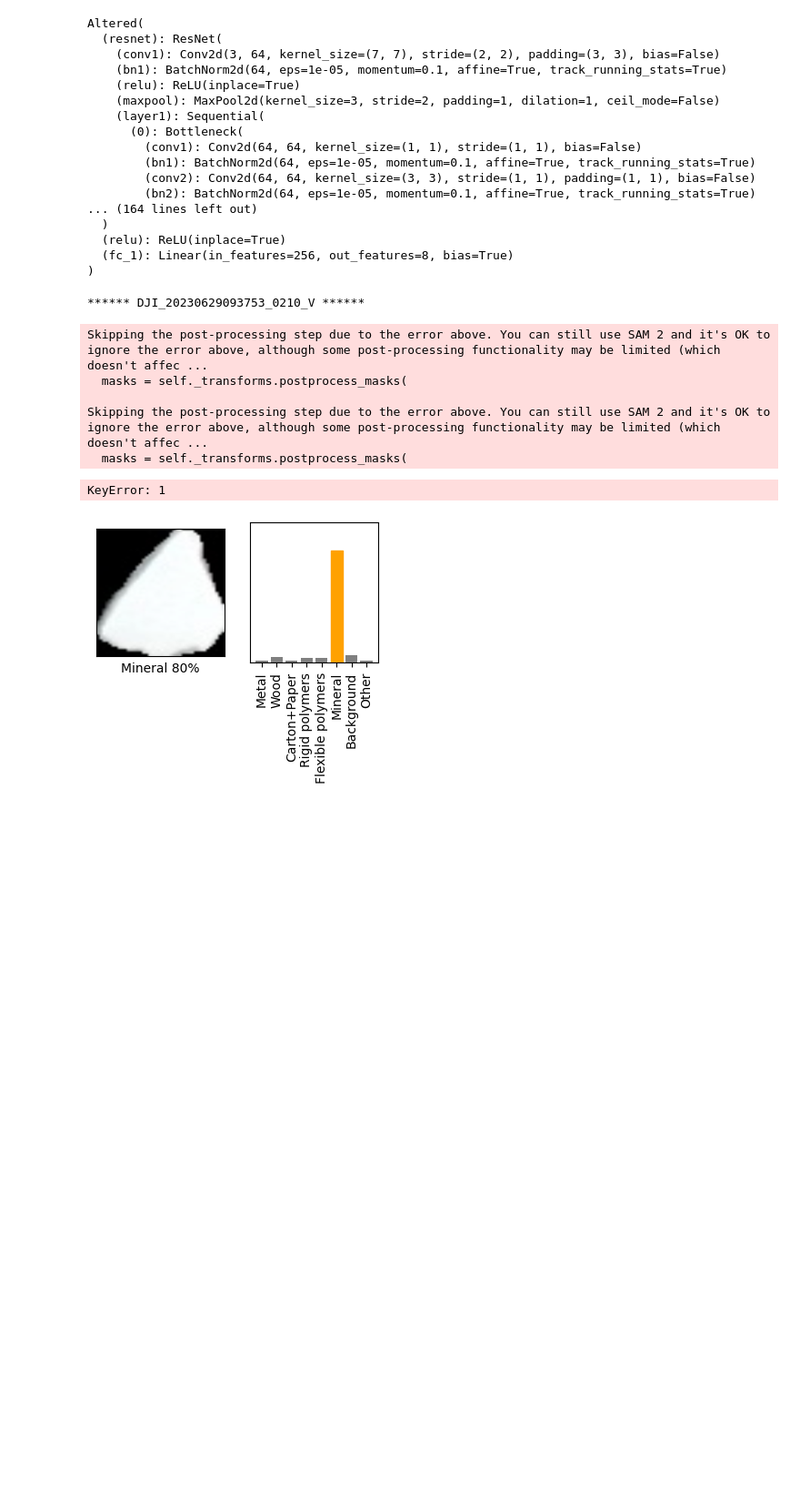
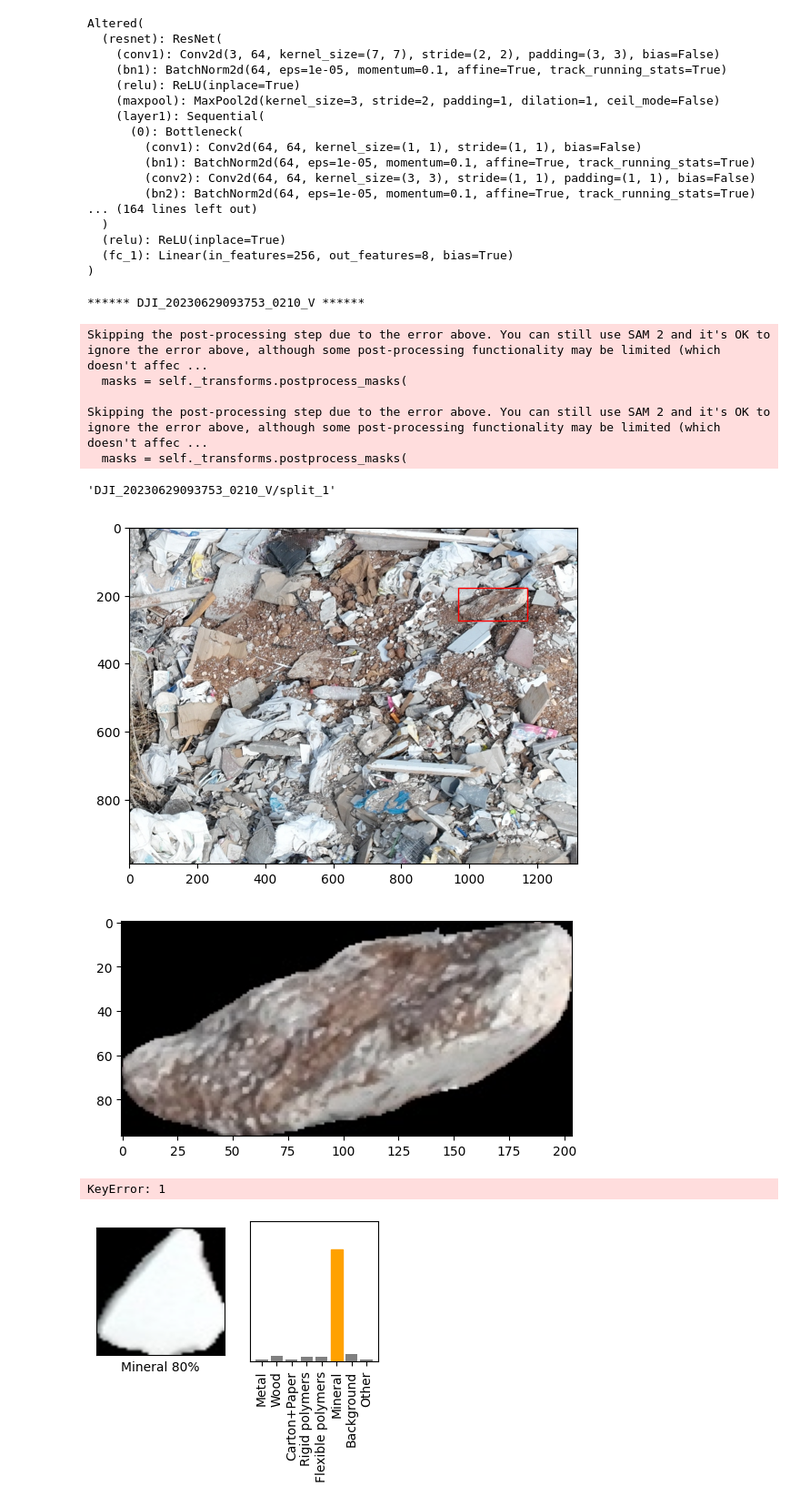
Before and after one commit to yonitsur/waste2, a Jupyter notebook: notebooks/waste_segmentation_demo.ipynb, the cells around one changed output. Shown at 91% size. Saved outputs shown, nothing was run; the diff lists cells and outputs as text; code cells hidden in the pictures; blank space fills up the shorter version.

```diff
--- a/notebooks/waste_segmentation_demo.ipynb
+++ b/notebooks/waste_segmentation_demo.ipynb
@@ -267,7 +267,7 @@ def create_data(folder_path, image_name):
     splits = split_image(img, 4, 4)
     _dict[image_name] = {}
     bm = []
-    for sp in tqdm(range(1, len(splits)+1)[:3]):
+    for sp in tqdm(range(1, len(splits)+1)):
         split_path = f"{folder_path}/{image_name}/split_{sp}"
         if not os.path.exists(split_path):
             os.makedirs(split_path)
@@ -278,7 +278,7 @@ def create_data(folder_path, image_name):
         covered_area = np.zeros((image.shape[0], image.shape[1]))
 
         mask_idx = 1
-        for i in range(len(masks))[:5]:
+        for i in range(len(masks)):
             mask = masks[i]['segmentation']
             f_mask = rle_to_mask(mask).T
             covered_area += f_mask.T.astype(np.int32)
@@ -291,6 +291,7 @@ def create_data(folder_path, image_name):
                 _dict[image_name][f"split_{sp}"][f'mask_{mask_idx}']["box"] = masks[i]["crop_box"]
                 _dict[image_name][f"split_{sp}"][f'mask_{mask_idx}']["bbox"] = box
                 _dict[image_name][f"split_{sp}"][f'mask_{mask_idx}']['textures'] = get_texture_features(cropped_image)
+                _dict[image_name][f"split_{sp}"][f'mask_{mask_idx}']["label"] = "Unknown"
                 mask_idx += 1
         # uncovered = copy.deepcopy(image)
         # uncovered[np.where(covered_area.astype(bool))] = 0
@@ -402,6 +403,34 @@ with open(f"{folder_path}/{image_name}/seg.yaml", 'w') as f:
     # dump to json
 with open(f"{folder_path}/{image_name}/seg.json", 'w') as f:
         json.dump(seg, f, indent=4)
+# %%
+image_name
+# %% [output]
+'DJI_20230629093753_0210_V/split_1'
+# %%
+# show split 1 image and the bbox of mask 1 on the split image
+folder_path = "../data"
+image_name="DJI_20230629093753_0210_V"
+sp_num = 7
+mask_num = 1
+
+split1 = cv2.imread(f"{folder_path}/{image_name}/split_{sp_num}/split_{sp_num}.jpg")
+
+split1 = cv2.cvtColor(split1, cv2.COLOR_BGR2RGB)
+
+bbox = seg[image_name][f'split_{sp_num}'][f'mask_{mask_num}']['bbox']
+plt.imshow(split1)
+plt.gca().add_patch(plt.Rectangle((bbox[0], bbox[1]), bbox[2] - bbox[0], bbox[3] - bbox[1], linewidth=1, edgecolor='r', facecolor='none'))
+plt.show()
+
+# show mask 1 image
+mask1 = cv2.imread(f"{folder_path}/{image_name}/split_{sp_num}/mask_{mask_num}.jpg")
+mask1 = cv2.cvtColor(mask1, cv2.COLOR_BGR2RGB)
+plt.imshow(mask1)
+plt.show()
+# %% [output]
+[figure, added]
+[figure, added]
 # %%
 
 def process_image(im_name, spl,cat=None):
```
Also changed, not shown: 2 other files.
